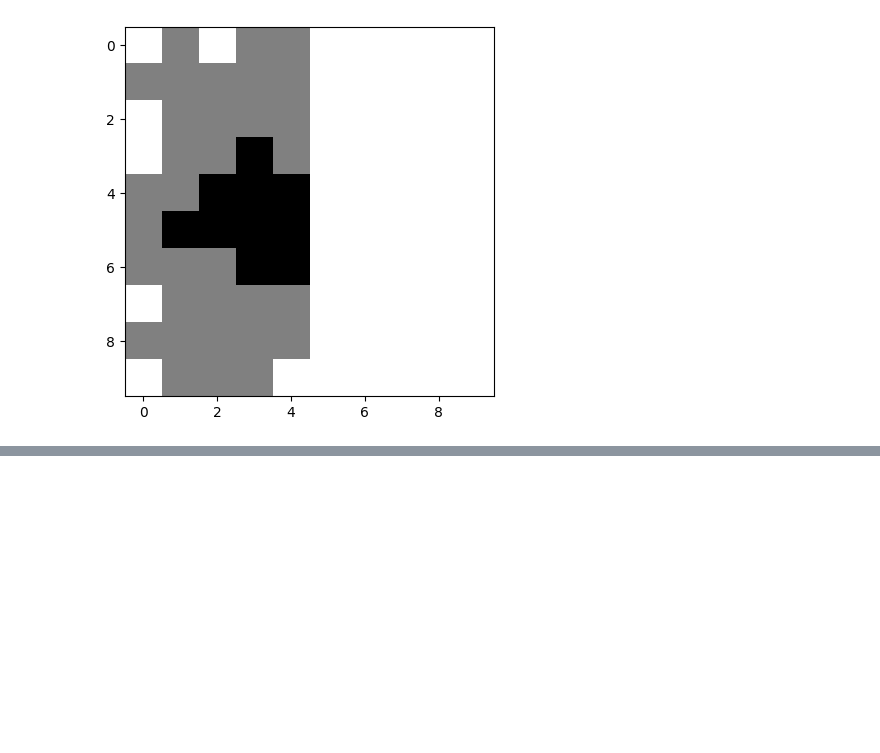
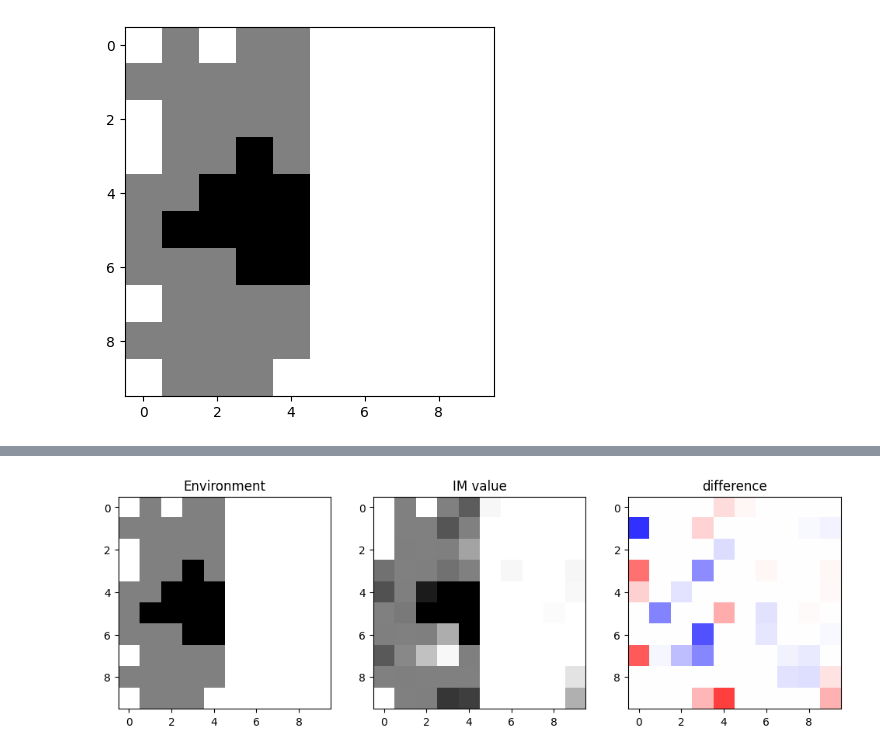
Before and after one commit to lboloni/WaterberryFarms, a Jupyter notebook: notebooks/IM-experiments.ipynb, the cells around one changed output, grey strips where cells are left out. Saved outputs shown, nothing was run; the diff lists cells and outputs as text; code cells hidden in the pictures; blank space fills up the shorter version.

```diff
--- a/notebooks/IM-experiments.ipynb
+++ b/notebooks/IM-experiments.ipynb
@@ -144,0 +210,14 @@ Score_rmse = -0.30413812651491096
+# %%
+def show_difference(env, im):
+    difference = env.value - im.value
+    fig, (axenv, aximval, axdiff) = plt.subplots(1, 3, figsize = (12, 4))
+    axenv.imshow(env.value, vmin=0, vmax=1.0, cmap="gray")
+    axenv.set_title("Environment")
+    aximval.imshow(im.value, vmin=0, vmax=1.0, cmap="gray")
+    aximval.set_title("IM value")
+    axdiff.imshow(difference, vmin=-1.0, vmax=1.0, cmap="bwr")
+    axdiff.set_title("difference")
+# %%
+show_difference(env, im_gp)
+# %% [output]
+[figure, added]
```
Also changed, not shown: parts of 9 cells of this notebook, 2 other files.
